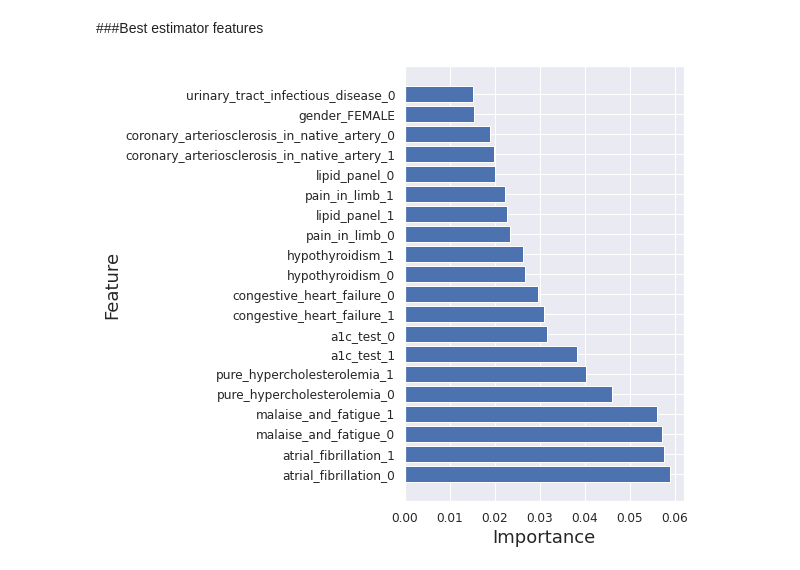
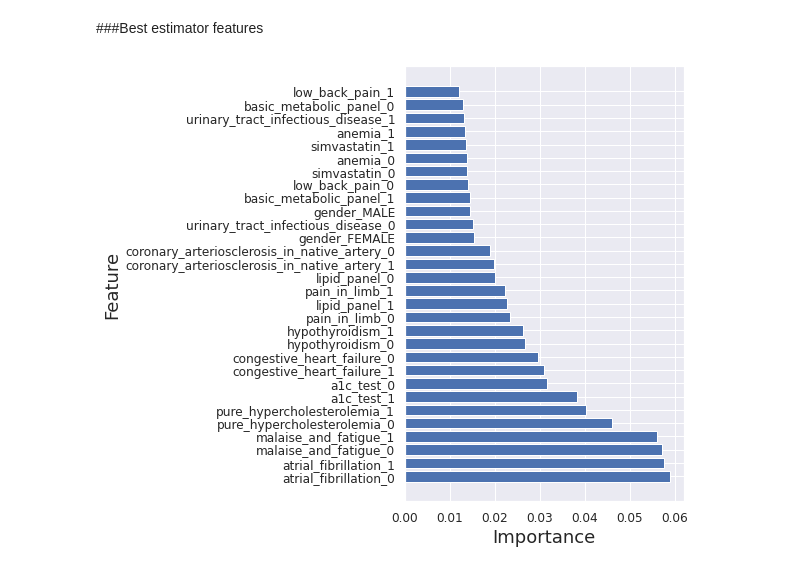
Before and after one commit to Nits11/GMS_6803, a Jupyter notebook: python_ml_v2.ipynb, the cells around one changed output. Cells and saved outputs as stored; diff of their text form; code cells hidden in the pictures.

```diff
--- a/python_ml_v2.ipynb
+++ b/python_ml_v2.ipynb
@@ -675,21 +675,21 @@ plt.grid(False)
 # %% [markdown]
 ###Best estimator features
 # %%
-# Extract top 10 contributing features
-f_imp = sorted(zip(best_rf_model.feature_importances_, new_feature_names))[::-1][:20]
+# Extract top 30 contributing features
+f_imp = sorted(zip(best_rf_model.feature_importances_, new_feature_names))[::-1][:30]
 
 # plot feature importance
 import matplotlib.pyplot as plt
 import seaborn as sns
 
 sns.set(rc={'lines.linewidth': 1, 'lines.markersize': 10})
 sns.set(style="darkgrid", font_scale=1.1)
 
 plt.figure(figsize=(5, 8))
 
 plt.barh([i[1] for i in f_imp], [i[0] for i in f_imp])
 plt.xlabel('Importance', fontsize=18)
 plt.ylabel('Feature', fontsize=18)
 plt.show()
 # %% [output]
-[figure, old version]
+[figure, new version]
```
Also changed, not shown: parts of 3 cells of this notebook.
